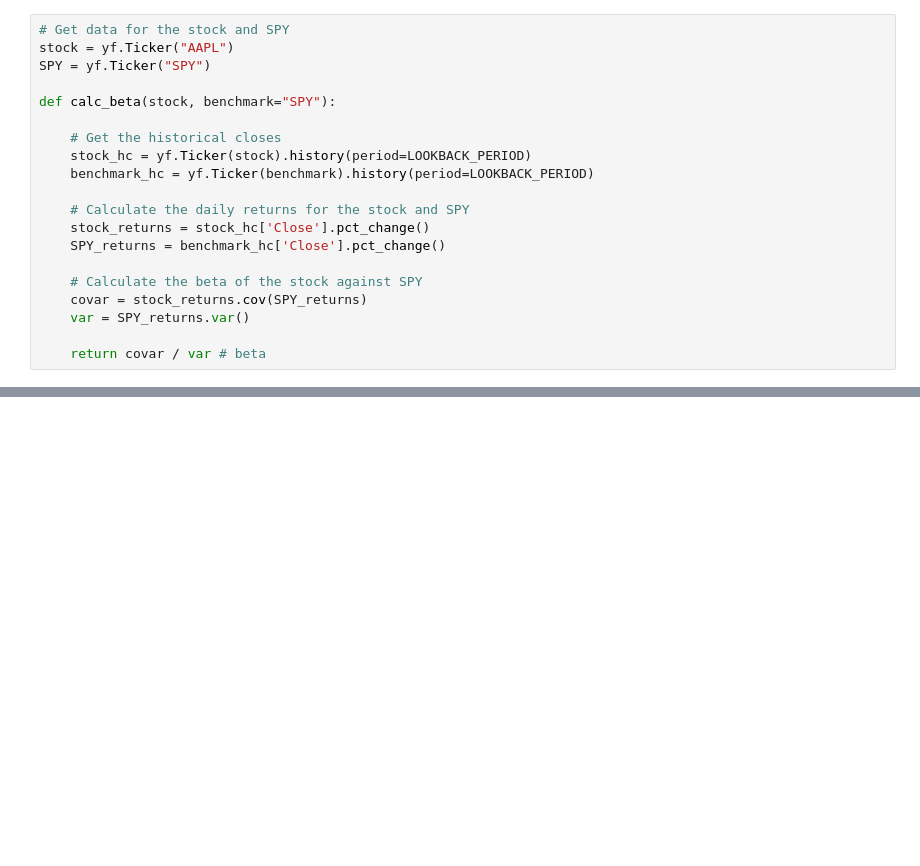
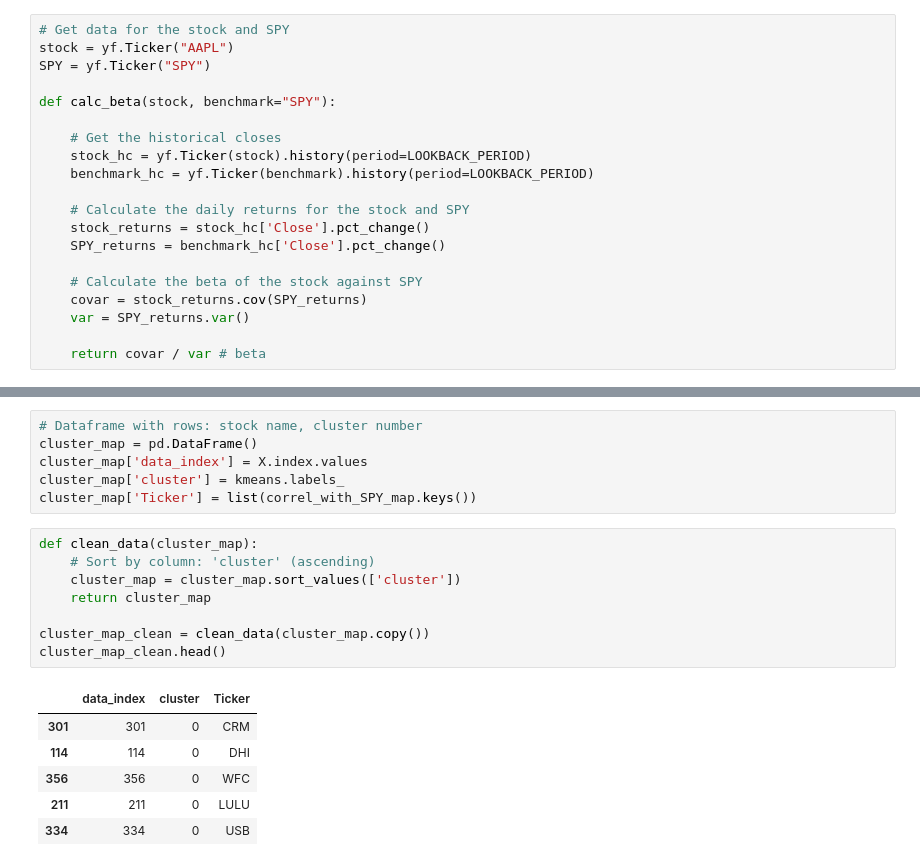
Before and after one commit to kevinhhl/portfolio-management-tools, a Jupyter notebook: Long Only Strategy/Part 1. Visualizing the Universe.ipynb, the cells around one changed output, grey strips where cells are left out. Cells and saved outputs as stored; diff of their text form; blank space fills up the shorter version.

```diff
--- a/Long Only Strategy/Part 1. Visualizing the Universe.ipynb
+++ b/Long Only Strategy/Part 1. Visualizing the Universe.ipynb
@@ -117,0 +154,21 @@ plt.show()
+# %%
+# Dataframe with rows: stock name, cluster number
+cluster_map = pd.DataFrame()
+cluster_map['data_index'] = X.index.values
+cluster_map['cluster'] = kmeans.labels_
+cluster_map['Ticker'] = list(correl_with_SPY_map.keys())
+# %%
+def clean_data(cluster_map):
+    # Sort by column: 'cluster' (ascending)
+    cluster_map = cluster_map.sort_values(['cluster'])
+    return cluster_map
+
+cluster_map_clean = clean_data(cluster_map.copy())
+cluster_map_clean.head()
+# %% [output]
+|  | data_index | cluster | Ticker |
+| 301 | 301 | 0 | CRM |
+| 114 | 114 | 0 | DHI |
+| 356 | 356 | 0 | WFC |
+| 211 | 211 | 0 | LULU |
+| 334 | 334 | 0 | USB |
```
Also changed, not shown: parts of 14 cells of this notebook.
